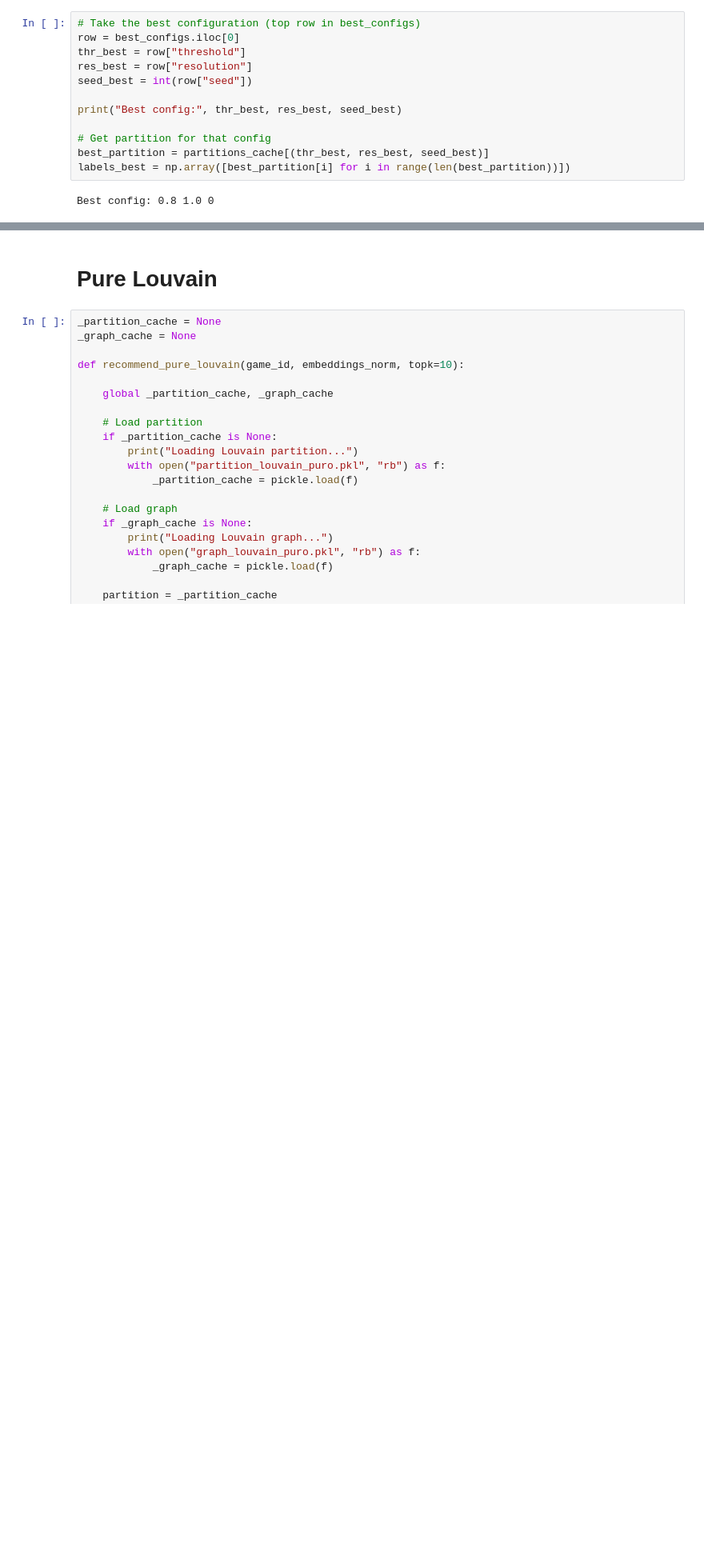
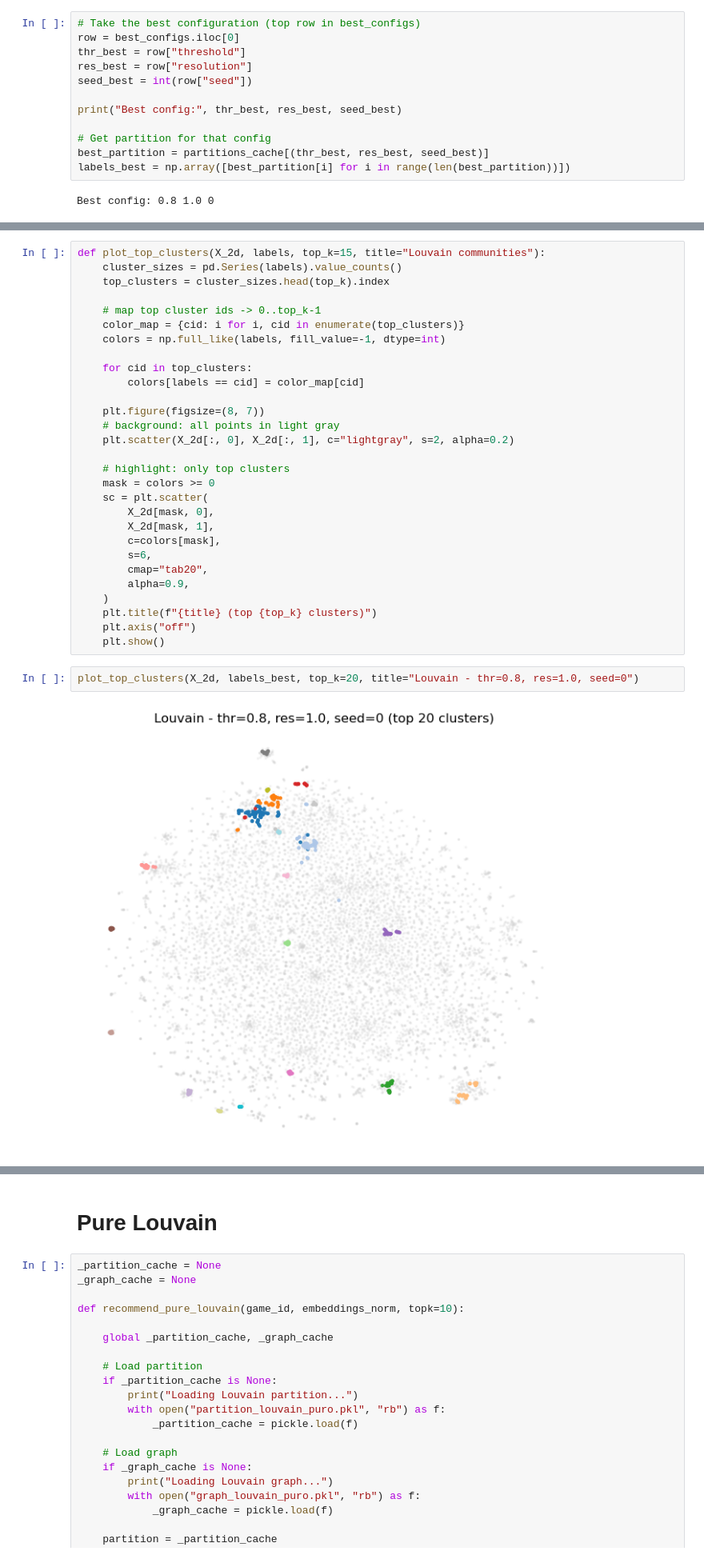
Before and after one commit to samerbuj/videogame-recommender, a Jupyter notebook: scripts/Louvain2.ipynb, the cells around one changed output, grey strips where cells are left out. Shown at 80% size. Saved outputs shown, nothing was run; the diff lists cells and outputs as text; blank space fills up the shorter version.

```diff
--- a/scripts/Louvain2.ipynb
+++ b/scripts/Louvain2.ipynb
@@ -423,0 +489,33 @@ plot_partition_2d(labels_best, title=f"Louvain - thr={thr_best}, res={res_best},
+# %%
+def plot_top_clusters(X_2d, labels, top_k=15, title="Louvain communities"):
+    cluster_sizes = pd.Series(labels).value_counts()
+    top_clusters = cluster_sizes.head(top_k).index
+
+    # map top cluster ids -> 0..top_k-1
+    color_map = {cid: i for i, cid in enumerate(top_clusters)}
+    colors = np.full_like(labels, fill_value=-1, dtype=int)
+
+    for cid in top_clusters:
+        colors[labels == cid] = color_map[cid]
+
+    plt.figure(figsize=(8, 7))
+    # background: all points in light gray
+    plt.scatter(X_2d[:, 0], X_2d[:, 1], c="lightgray", s=2, alpha=0.2)
+
+    # highlight: only top clusters
+    mask = colors >= 0
+    sc = plt.scatter(
+        X_2d[mask, 0],
+        X_2d[mask, 1],
+        c=colors[mask],
+        s=6,
+        cmap="tab20",
+        alpha=0.9,
+    )
+    plt.title(f"{title} (top {top_k} clusters)")
+    plt.axis("off")
+    plt.show()
+# %%
+plot_top_clusters(X_2d, labels_best, top_k=20, title="Louvain - thr=0.8, res=1.0, seed=0")
+# %% [output]
+[figure, added]
```
Also changed, not shown: parts of 14 cells of this notebook.
